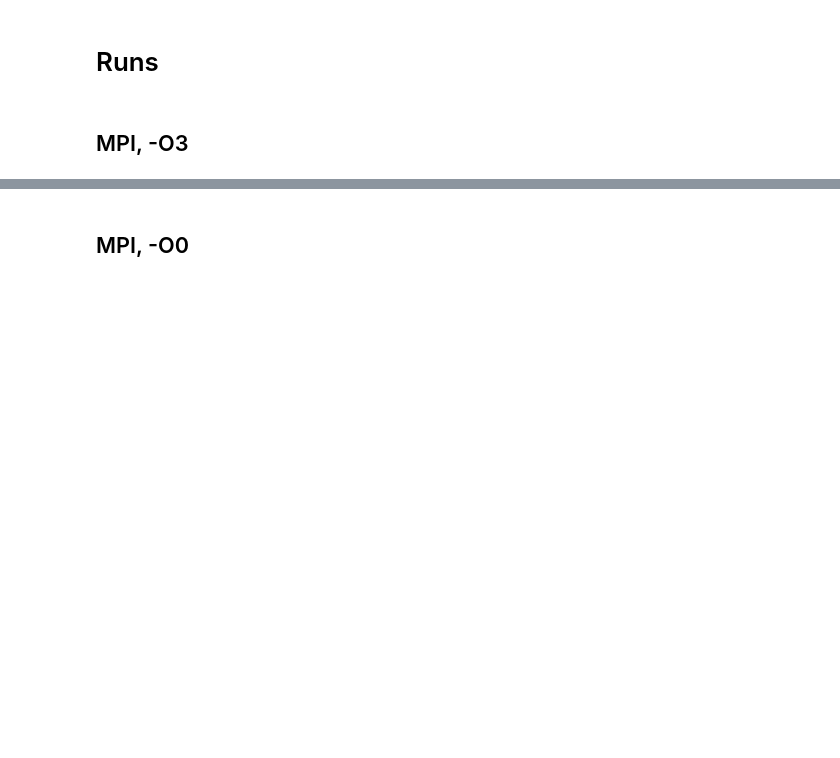
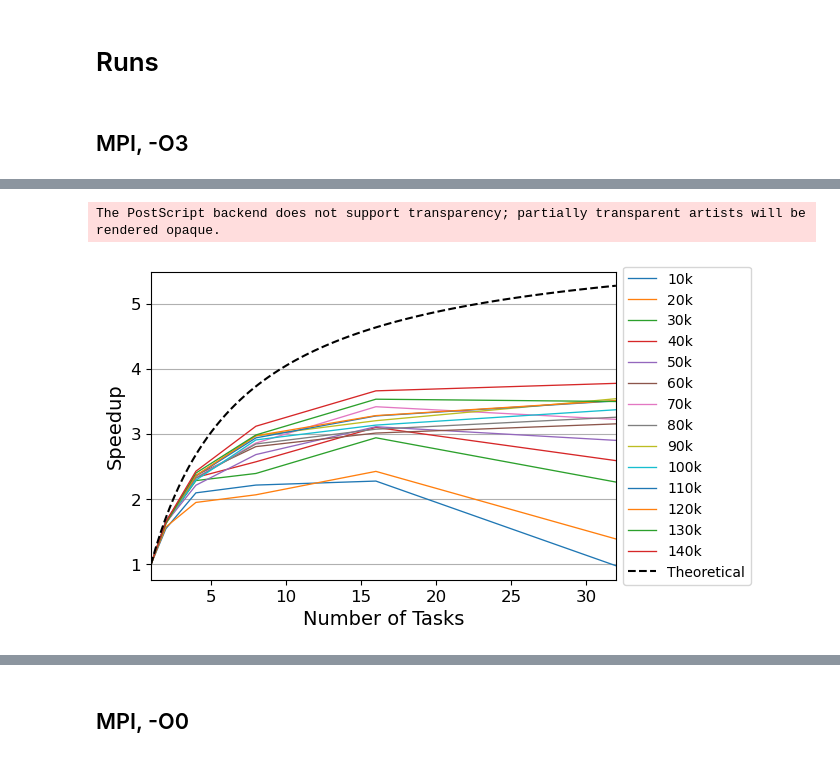
Before and after one commit to carloscca10/hpc_nbody, a Jupyter notebook: python things/file.ipynb, the cells around one changed output, grey strips where cells are left out. Cells and saved outputs as stored; diff of their text form; code cells hidden in the pictures; blank space fills up the shorter version.

```diff
--- a/python things/file.ipynb
+++ b/python things/file.ipynb
@@ -189,0 +184,23 @@ mpi_o3
+# %%
+# Create the plot
+fig, ax = plt.subplots(figsize=(6, 4))
+mpi_o3_speedup.plot(ax=ax, linewidth=0.95)
+ax.legend(loc='center left', bbox_to_anchor=(1.0, 0.5))
+ax.set_xlabel("Number of Tasks", fontsize=14)
+ax.set_ylabel("Speedup", fontsize=14)
+
+# Add a dashed gray line with slope 1 (y=x)
+x = np.linspace(1, 32, 100)
+# ax.plot(x, x, '--', color='gray', label='Perfect')
+ax.plot(x, 1/((1-0.8365) + 0.8365/x), '--', color='black', label='Theoretical')
+ax.legend(loc='center left', bbox_to_anchor=(1.0, 0.5))
+ax.set_xlim([1,32])
+# ax.set_ylim([1,3])
+ax.yaxis.grid(True)
+ax.tick_params(axis='both', labelsize=12)  # Adjust the labelsize as needed
+
+plt.savefig('o3_all.eps', format='eps', bbox_inches='tight')
+plt.show()
+# %% [output]
+The PostScript backend does not support transparency; partially transparent artists will be rendered opaque.
+[figure, added]
```
Also changed, not shown: parts of 8 cells of this notebook, 8 other files.
